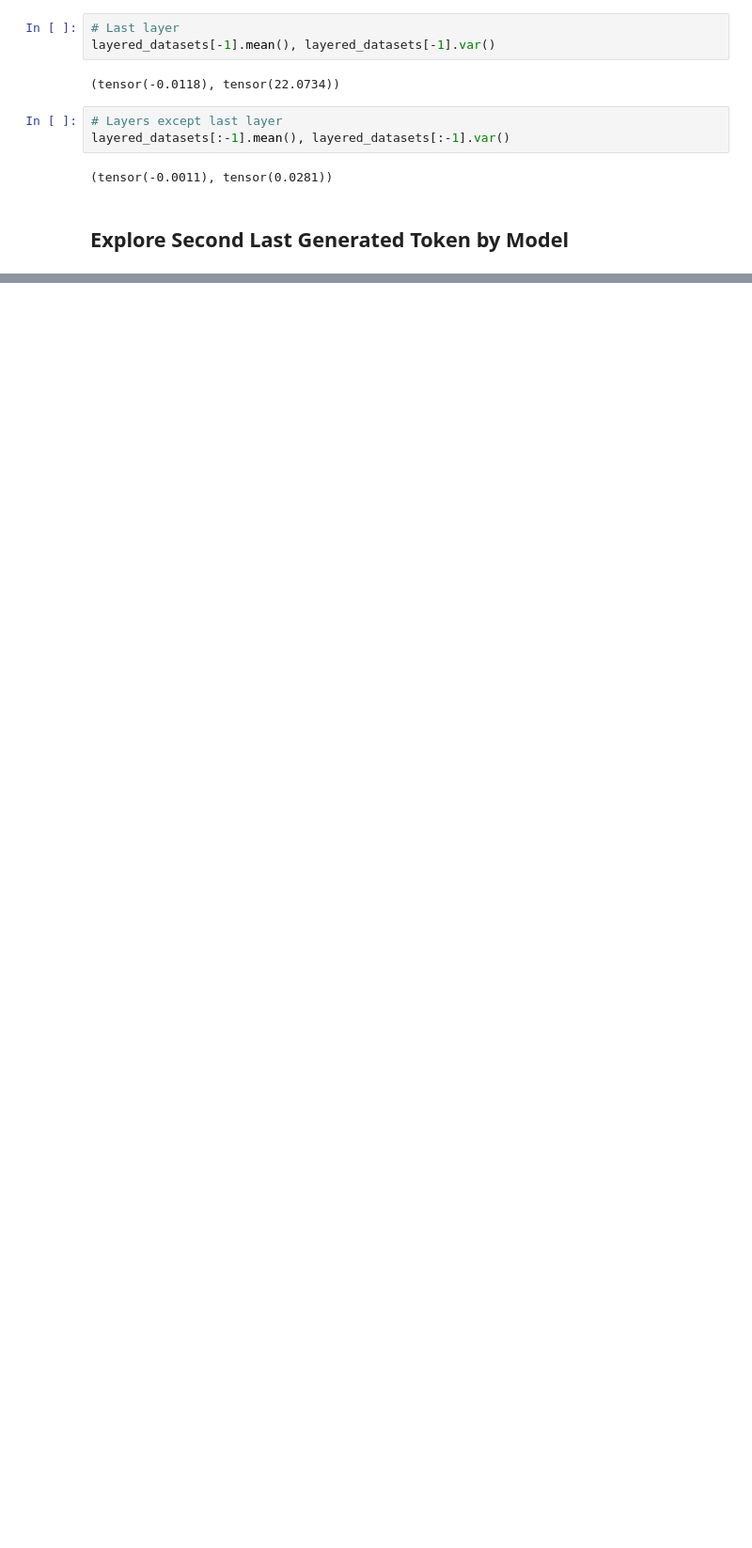
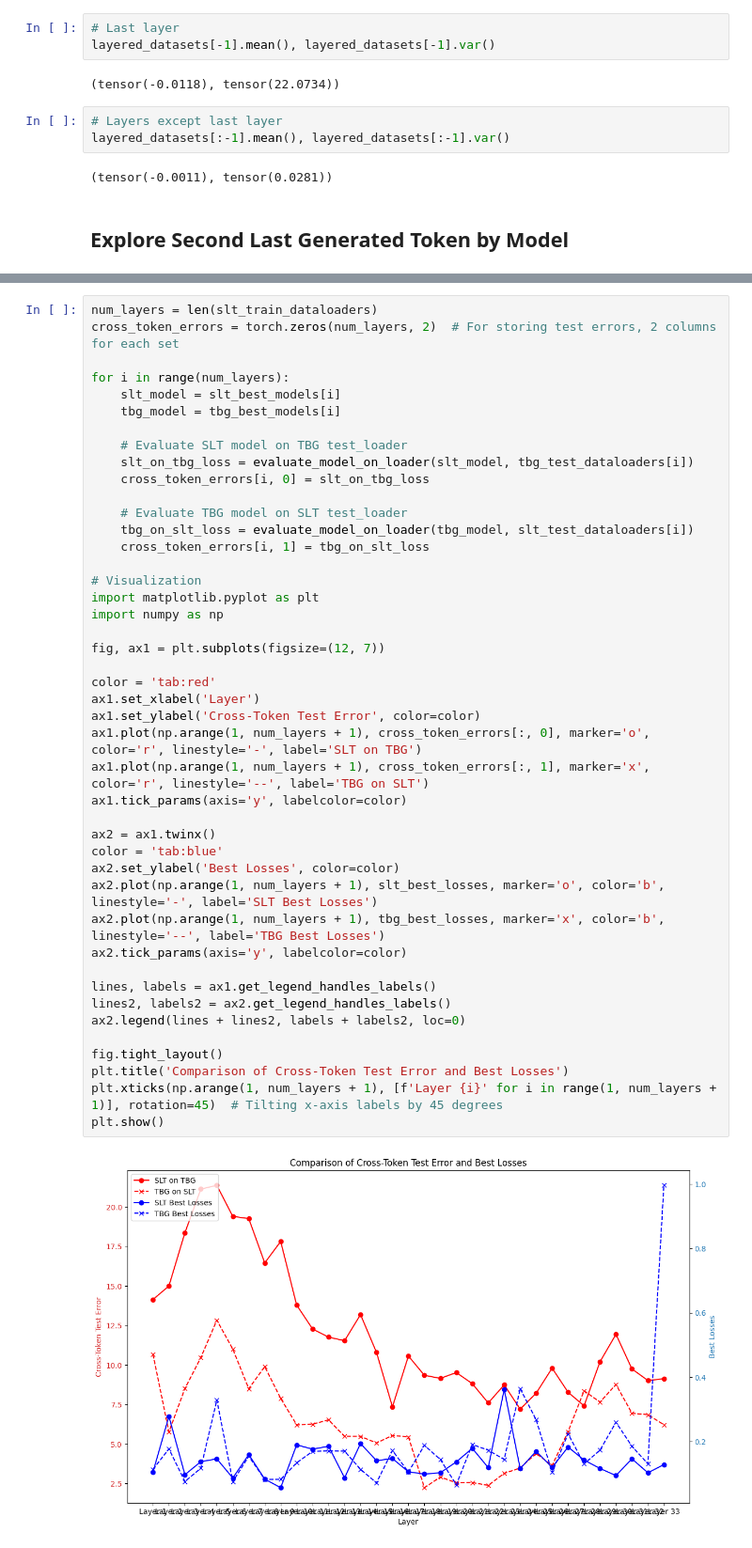
Before and after one commit to JThh/long_hallucinations, a Jupyter notebook: notebooks/2024-03-14-latent-probe-specific-tokens.ipynb, the cells around one changed output, grey strips where cells are left out. Shown: that part at 94% size. Saved outputs shown, nothing was run; the diff lists cells and outputs as text; blank space fills up the shorter version.

```diff
--- a/notebooks/2024-03-14-latent-probe-specific-tokens.ipynb
+++ b/notebooks/2024-03-14-latent-probe-specific-tokens.ipynb
@@ -311,0 +437,46 @@ layered_datasets[:-1].mean(), layered_datasets[:-1].var()
+# %%
+num_layers = len(slt_train_dataloaders)
+cross_token_errors = torch.zeros(num_layers, 2)  # For storing test errors, 2 columns for each set
+
+for i in range(num_layers):
+    slt_model = slt_best_models[i]
+    tbg_model = tbg_best_models[i]
+
+    # Evaluate SLT model on TBG test_loader
+    slt_on_tbg_loss = evaluate_model_on_loader(slt_model, tbg_test_dataloaders[i])
+    cross_token_errors[i, 0] = slt_on_tbg_loss
+
+    # Evaluate TBG model on SLT test_loader
+    tbg_on_slt_loss = evaluate_model_on_loader(tbg_model, slt_test_dataloaders[i])
+    cross_token_errors[i, 1] = tbg_on_slt_loss
+
+# Visualization
+import matplotlib.pyplot as plt
+import numpy as np
+
+fig, ax1 = plt.subplots(figsize=(12, 7))
+
+color = 'tab:red'
+ax1.set_xlabel('Layer')
+ax1.set_ylabel('Cross-Token Test Error', color=color)
+ax1.plot(np.arange(1, num_layers + 1), cross_token_errors[:, 0], marker='o', color='r', linestyle='-', label='SLT on TBG')
+ax1.plot(np.arange(1, num_layers + 1), cross_token_errors[:, 1], marker='x', color='r', linestyle='--', label='TBG on SLT')
+ax1.tick_params(axis='y', labelcolor=color)
+
+ax2 = ax1.twinx()
+color = 'tab:blue'
+ax2.set_ylabel('Best Losses', color=color)
+ax2.plot(np.arange(1, num_layers + 1), slt_best_losses, marker='o', color='b', linestyle='-', label='SLT Best Losses')
+ax2.plot(np.arange(1, num_layers + 1), tbg_best_losses, marker='x', color='b', linestyle='--', label='TBG Best Losses')
+ax2.tick_params(axis='y', labelcolor=color)
+
+lines, labels = ax1.get_legend_handles_labels()
+lines2, labels2 = ax2.get_legend_handles_labels()
+ax2.legend(lines + lines2, labels + labels2, loc=0)
+
+fig.tight_layout()
+plt.title('Comparison of Cross-Token Test Error and Best Losses')
+plt.xticks(np.arange(1, num_layers + 1), [f'Layer {i}' for i in range(1, num_layers + 1)], rotation=45)  # Tilting x-axis labels by 45 degrees
+plt.show()
+# %% [output]
+[figure, added]
```
Also changed, not shown: parts of 19 cells of this notebook.
